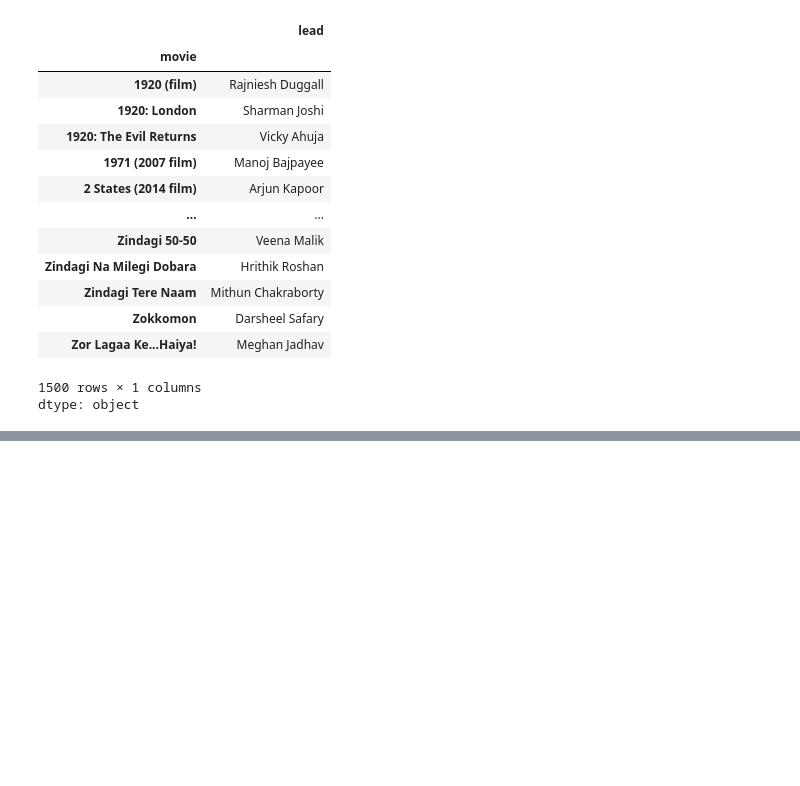
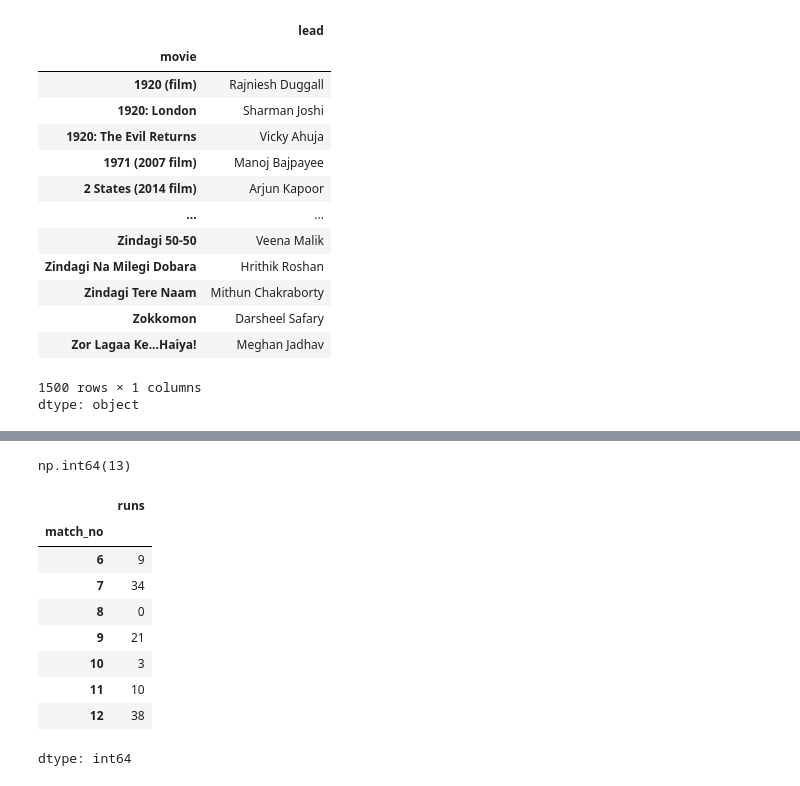
Before and after one commit to vishesh1111/PythonGoogleColab, a Jupyter notebook: Pandas.ipynb, the cells around one changed output, grey strips where cells are left out. Drawn from its saved outputs; the diff is of its cells as text; code cells hidden in the pictures; blank space fills up the shorter version.

```diff
--- a/Pandas.ipynb
+++ b/Pandas.ipynb
@@ -160,0 +253,21 @@ dtype: object
+# %%
+# Integer indexing:-
+x = pd.Series([12,13,14,15,16,17,18])
+x[1]
+# %% [output]
+np.int64(13)
+# %%
+# negative indexing wont work in panda's
+# slicing:-
+vk[5:12]
+# %% [output]
+|  | runs |
+| match_no |  |
+| 6 | 9 |
+| 7 | 34 |
+| 8 | 0 |
+| 9 | 21 |
+| 10 | 3 |
+| 11 | 10 |
+| 12 | 38 |
+dtype: int64
```
Also changed, not shown: parts of 11 cells of this notebook.
